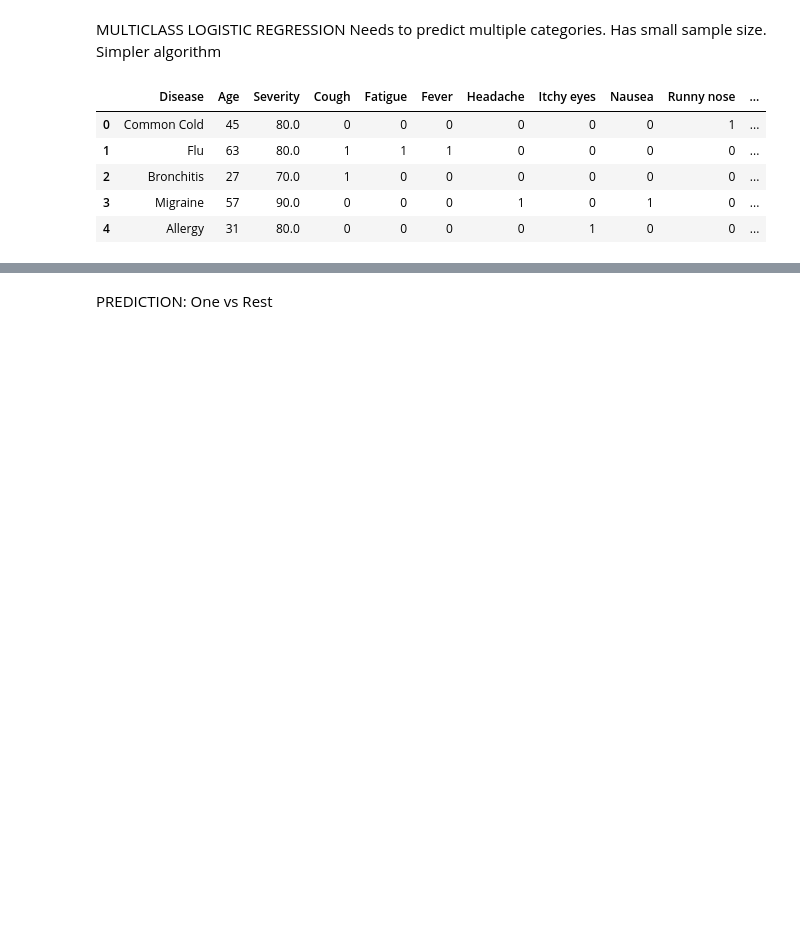
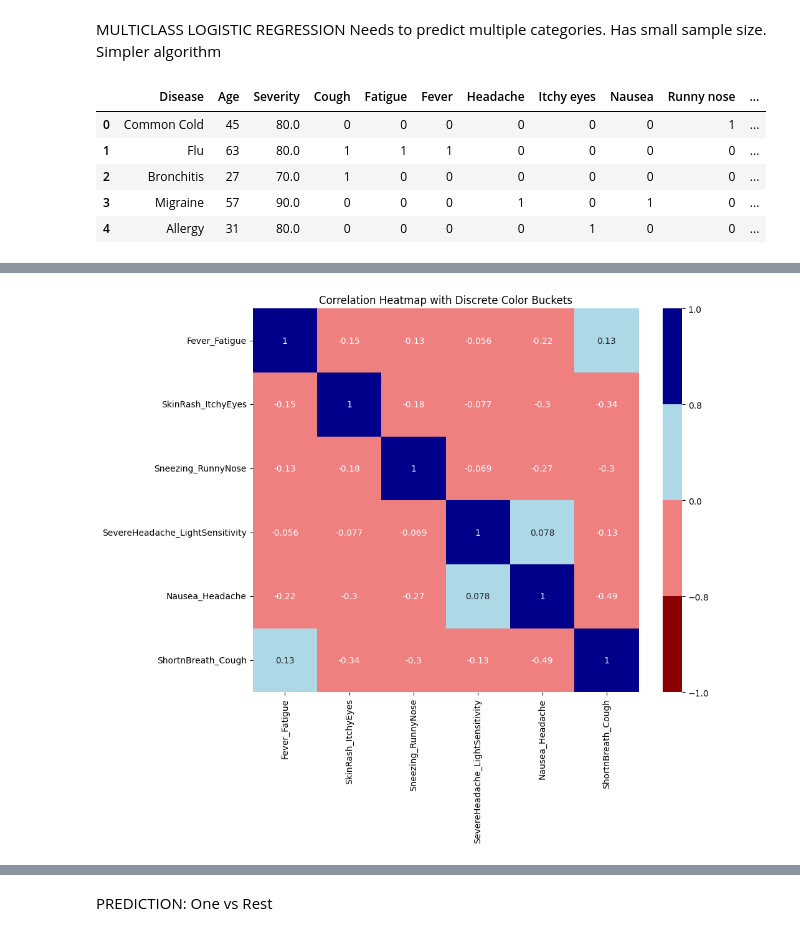
Before and after one commit to GenieMak/Assignment_11.19.24, a Jupyter notebook: amak-diseaseprediction.ipynb, the cells around one changed output, grey strips where cells are left out. Cells and saved outputs as stored; diff of their text form; code cells hidden in the pictures; blank space fills up the shorter version.

```diff
--- a/amak-diseaseprediction.ipynb
+++ b/amak-diseaseprediction.ipynb
@@ -429,0 +489,23 @@ encoded_df2.head()
+# %%
+#Prefer discrete color bins and a clear threshold of abs = 0.8
+bounds = [-1, -0.8, 0, 0.8, 1]
+cmap = ListedColormap(['darkred', 'lightcoral', 'lightblue','darkblue'])
+norm = BoundaryNorm(boundaries=bounds, ncolors=4)
+
+# Plot the heatmap with discrete color bins
+plt.figure(figsize=(10, 8))
+sns.heatmap(corr, annot=True, cmap=cmap, norm=norm, cbar_kws={'ticks': bounds})
+plt.title('Correlation Heatmap with Discrete Color Buckets')
+plt.show()
+
+#Highly correlated feature pairs:
+# ROUND 1:                 Fever + Fatigue (100%)
+#                          Nausea + Headache (93%)
+#                                Skin Rash + Itchy eyes (100%)
+#                                Sneezing + Runny Nose (100%)
+#                                Severe headache + Sensitivity to light (100%)
+#                                Shortness of Breath + Cough (80%)
+
+# ROUND 2:            None
+# %% [output]
+[figure, added]
```
Also changed, not shown: parts of 25 cells of this notebook.
